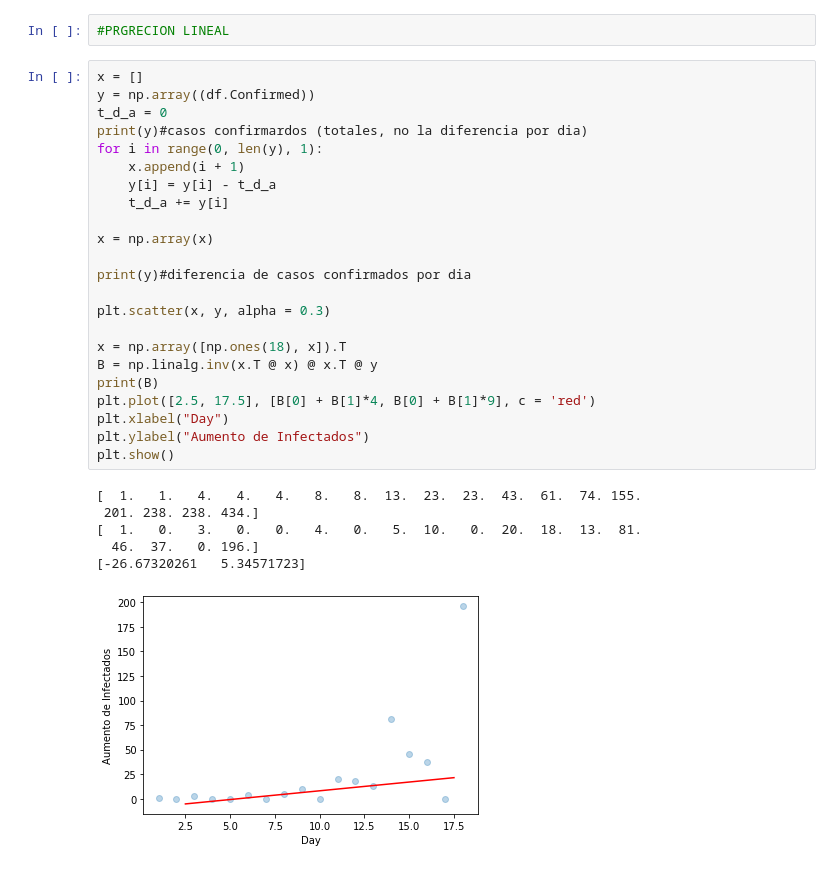
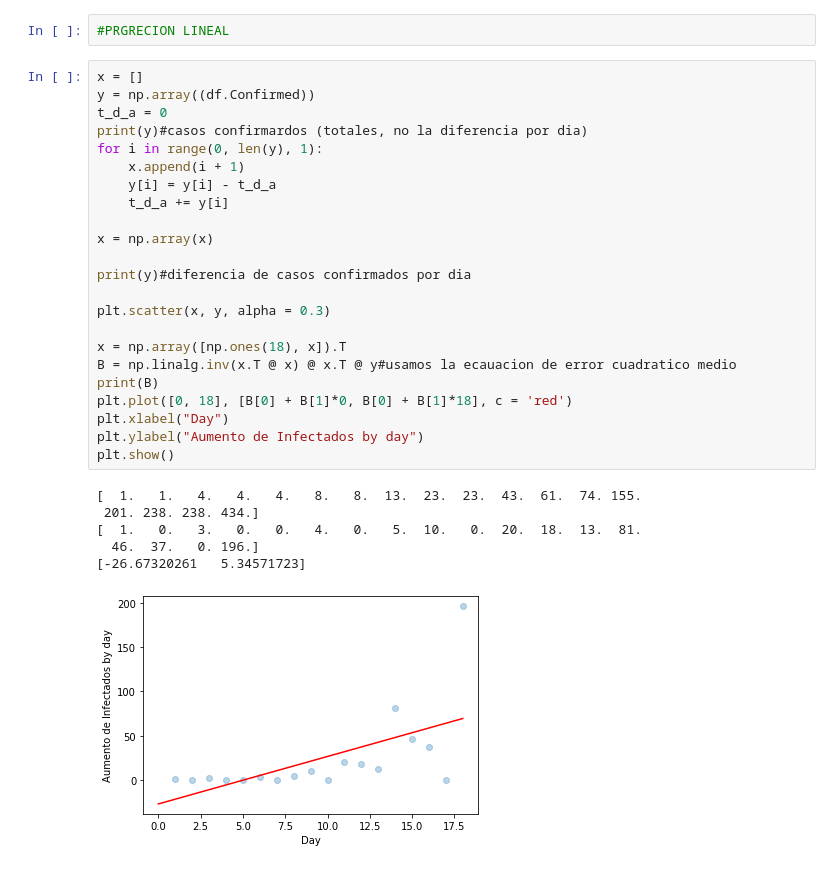
Before and after one commit to GUNTERMAXIMUS/covid-19predictCL, a Jupyter notebook: Prediccion_Covid_19.ipynb, the cells around one changed output. Drawn from its saved outputs; the diff is of its cells as text.

```diff
--- a/Prediccion_Covid_19.ipynb
+++ b/Prediccion_Covid_19.ipynb
@@ -74,30 +74,30 @@ plt.show()
 # %%
 x = []
 y = np.array((df.Confirmed))
 t_d_a = 0
 print(y)#casos confirmardos (totales, no la diferencia por dia)
 for i in range(0, len(y), 1):
     x.append(i + 1)
     y[i] = y[i] - t_d_a
     t_d_a += y[i]
 
 x = np.array(x)
 
 print(y)#diferencia de casos confirmados por dia
 
 plt.scatter(x, y, alpha = 0.3)
 
 x = np.array([np.ones(18), x]).T
-B = np.linalg.inv(x.T @ x) @ x.T @ y
+B = np.linalg.inv(x.T @ x) @ x.T @ y#usamos la ecauacion de error cuadratico medio
 print(B)
-plt.plot([2.5, 17.5], [B[0] + B[1]*4, B[0] + B[1]*9], c = 'red')
+plt.plot([0, 18], [B[0] + B[1]*0, B[0] + B[1]*18], c = 'red')
 plt.xlabel("Day")
-plt.ylabel("Aumento de Infectados")
+plt.ylabel("Aumento de Infectados by day")
 plt.show()
 # %% [output]
 [  1.   1.   4.   4.   4.   8.   8.  13.  23.  23.  43.  61.  74. 155.
  201. 238. 238. 434.]
 [  1.   0.   3.   0.   0.   4.   0.   5.  10.   0.  20.  18.  13.  81.
   46.  37.   0. 196.]
 [-26.67320261   5.34571723]
-[figure, old version]
+[figure, new version]
```
